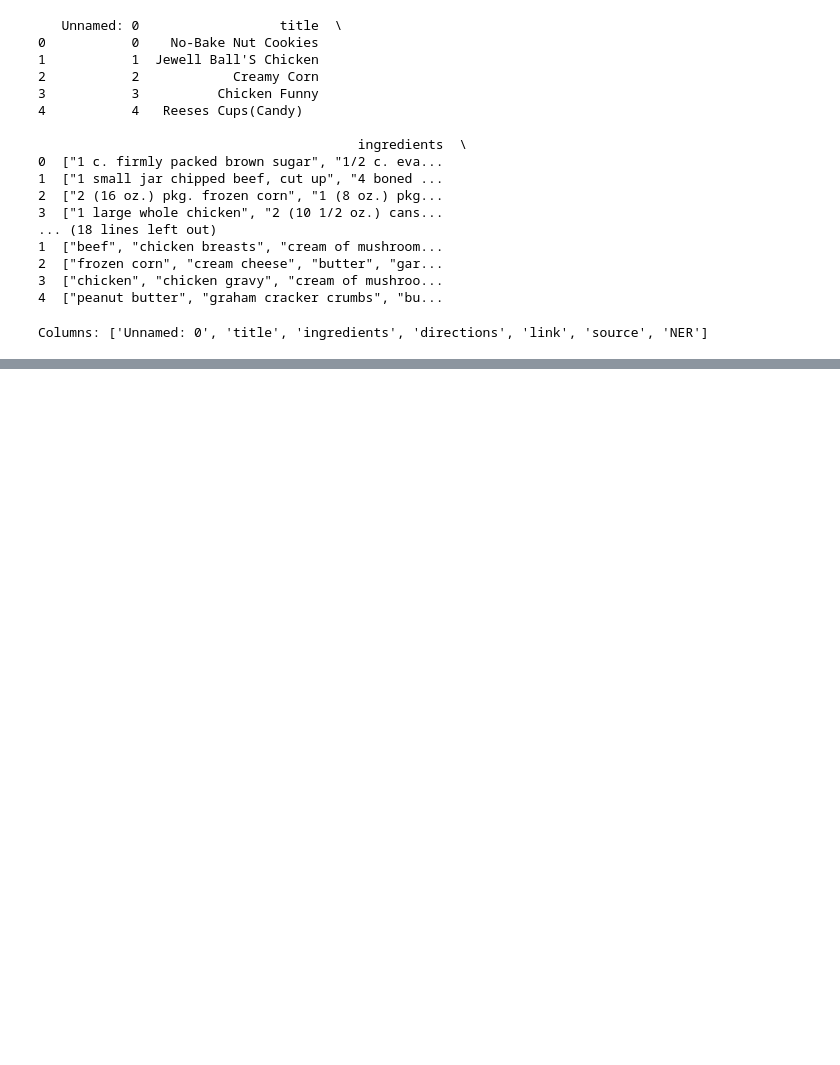
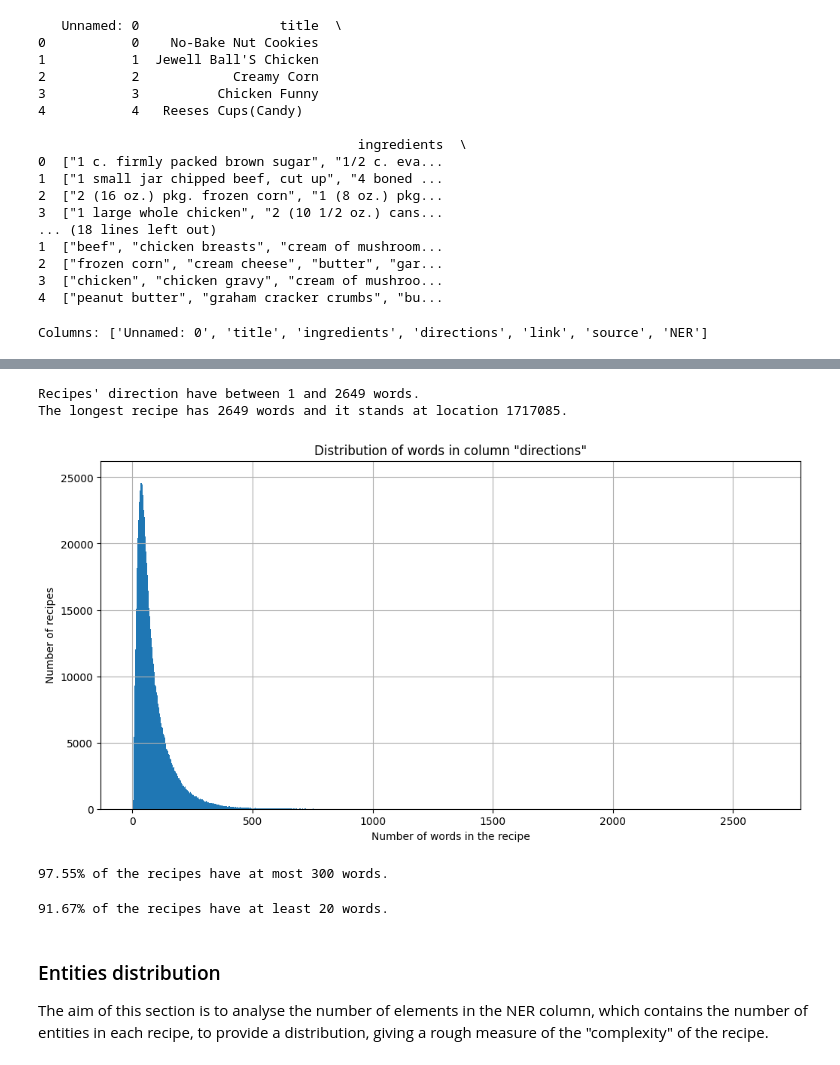
Before and after one commit to matteo-figini/cooking-mama, a Jupyter notebook: Recipe.ipynb, the cells around one changed output, grey strips where cells are left out. Drawn from its saved outputs; the diff is of its cells as text; code cells hidden in the pictures; blank space fills up the shorter version.

```diff
--- a/Recipe.ipynb
+++ b/Recipe.ipynb
@@ -57,0 +105,6 @@ In the dataset there are 2231142 different receipts!
+# %%
+# Define a new column containing the length of each recipe
+recipe_column = 'recipe_len'
+
+df[recipe_column] = df['directions'].apply(lambda x: len(str(x).split()))
+print(df[recipe_column])
@@ -57,0 +124,23 @@ In the dataset there are 2231142 different receipts!
+# %%
+# Retrieve the length and the index of the longest receipt
+max_recipe_len = df[recipe_column].max()
+min_recipe_len = df[recipe_column].min()
+
+max_recipe_len_idx = df[recipe_column].idxmax()
+print(f"Recipes' direction have between {min_recipe_len} and {max_recipe_len} words.")
+print(f"The longest recipe has {max_recipe_len} words and it stands at location {max_recipe_len_idx}.")
+# print(df['directions'].loc[max_recipe_len_idx])
+# %% [output]
+Recipes' direction have between 1 and 2649 words.
+The longest recipe has 2649 words and it stands at location 1717085.
+# %%
+# Print the distribution of the number of words in column "directions".
+plt.figure(figsize=(12,6))
+plt.hist(df[recipe_column], bins=max_recipe_len, range=(0, max_recipe_len))
+plt.title('Distribution of words in column \"directions\"')
+plt.xlabel('Number of words in the recipe')
+plt.ylabel('Number of recipes')
+plt.grid(True)
+plt.show()
+# %% [output]
+[figure, added]
@@ -57,0 +149,23 @@ In the dataset there are 2231142 different receipts!
+# %%
+# Count recipes with less than upper_threshold words
+upper_threshold = 300
+count_less_threshold = (word_counts <= upper_threshold).sum()
+
+upper_percentage = count_less_threshold/len(df) * 100
+
+print(f"{round(upper_percentage, 2)}% of the recipes have at most {upper_threshold} words.")
+# %% [output]
+97.55% of the recipes have at most 300 words.
+# %%
+# Count recipes with more than lower_threshold words
+lower_threshold = 20
+count_more_threshold = (word_counts >= lower_threshold).sum()
+
+lower_percentage = count_more_threshold/len(df) * 100
+
+print(f"{round(lower_percentage, 2)}% of the recipes have at least {lower_threshold} words.")
+# %% [output]
+91.67% of the recipes have at least 20 words.
+# %% [markdown]
+### Entities distribution
+The aim of this section is to analyse the number of elements in the NER column, which contains the number of entities in each recipe, to provide a distribution, giving a rough measure of the "complexity" of the recipe.
```
Also changed, not shown: parts of 19 cells of this notebook.
